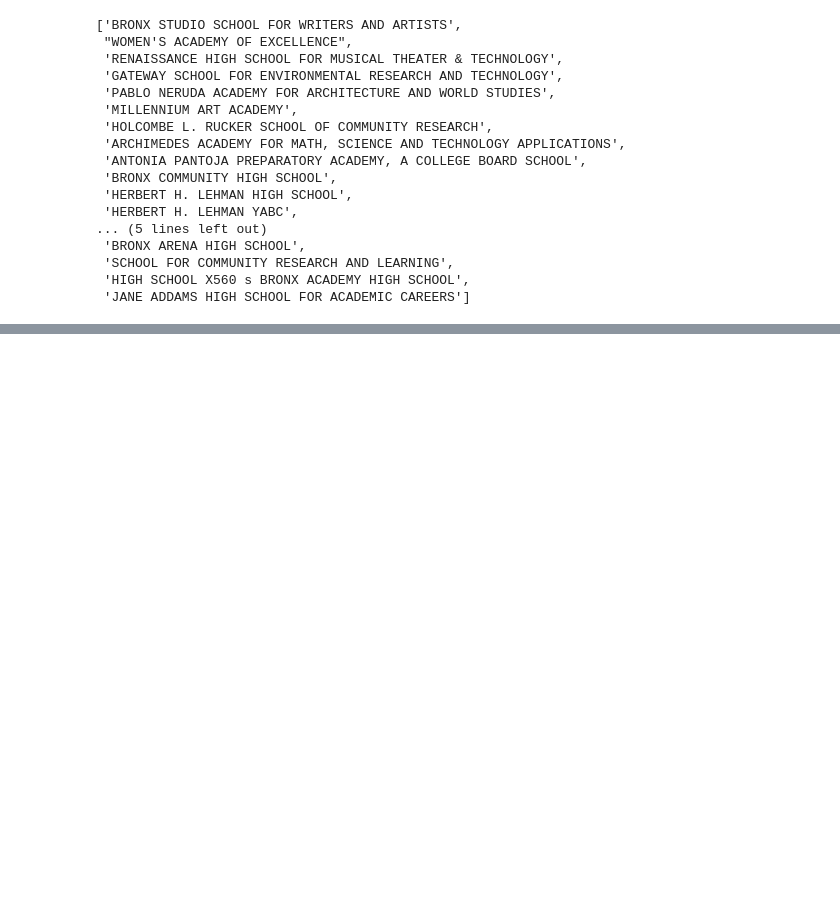
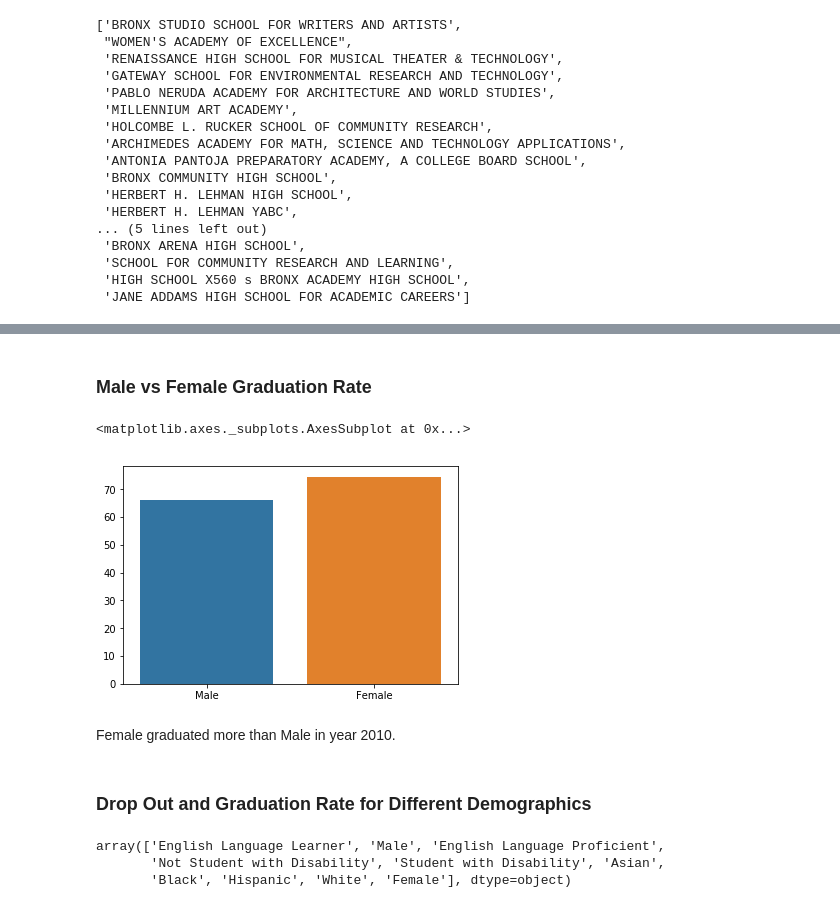
Before and after one commit to shravan097/NYCHS-Data-Analysis, a Jupyter notebook: shravan/graduationEDA.ipynb, the cells around one changed output, grey strips where cells are left out. Cells and saved outputs as stored; diff of their text form; code cells hidden in the pictures; blank space fills up the shorter version.

Commit message:
updated graduation EDA

```diff
--- a/shravan/graduationEDA.ipynb
+++ b/shravan/graduationEDA.ipynb
@@ -133,0 +131,2 @@ get_SchoolsByDistrict(8)
+# %%
+graduationDemographicDf= get_Graduation('demographic')
@@ -133,0 +153,23 @@ get_SchoolsByDistrict(8)
+# %%
+graduationDemographicDfFilterBy2010 = graduationDemographicDf[graduationDemographicDf['Cohort Year']==2010]
+# %% [markdown]
+### Male vs Female Graduation Rate
+# %%
+maleGradRate = graduationDemographicDfFilterBy2010[graduationDemographicDfFilterBy2010['Demographic']=='Male']
+femaleGradRate = graduationDemographicDfFilterBy2010[graduationDemographicDfFilterBy2010['Demographic']=='Female']
+# %%
+sns.barplot(x=['Male','Female'],
+            y=[maleGradRate['% of cohort Total Grads'].mean(),femaleGradRate['% of cohort Total Grads'].mean()])
+# %% [output]
+<matplotlib.axes._subplots.AxesSubplot at 0x...>
+[figure, added]
+# %% [markdown]
+Female graduated more than Male in year 2010.
+# %% [markdown]
+### Drop Out and Graduation Rate for Different Demographics
+# %%
+graduationDemographicDf['Demographic'].unique()
+# %% [output]
+array(['English Language Learner', 'Male', 'English Language Proficient',
+       'Not Student with Disability', 'Student with Disability', 'Asian',
+       'Black', 'Hispanic', 'White', 'Female'], dtype=object)
```
Also changed, not shown: parts of 8 cells of this notebook, 1 other file.
